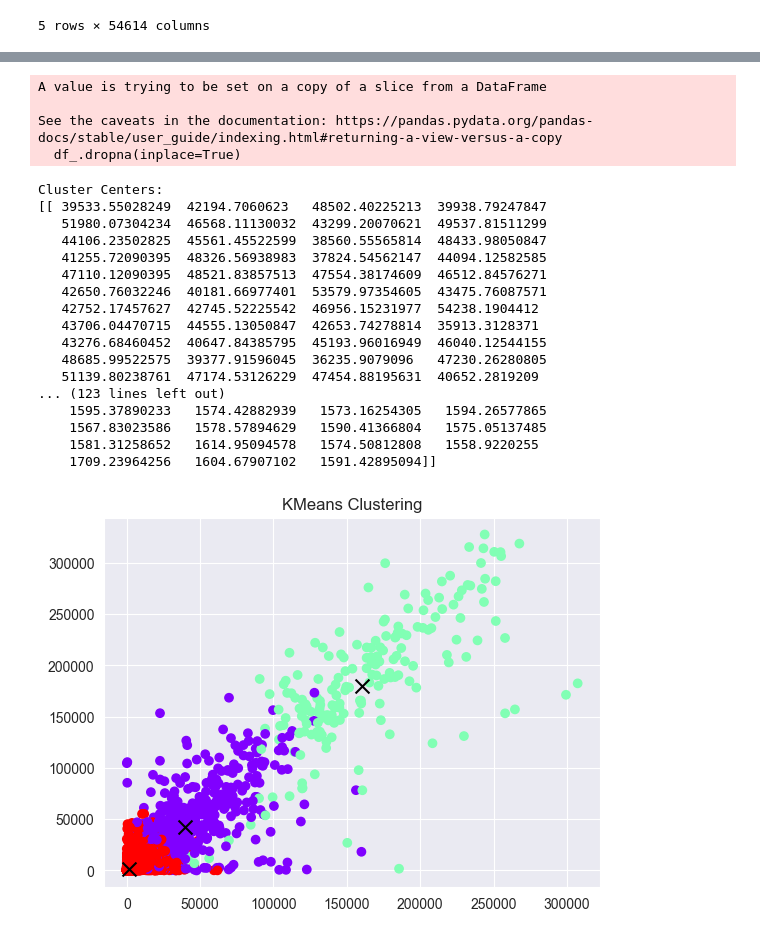
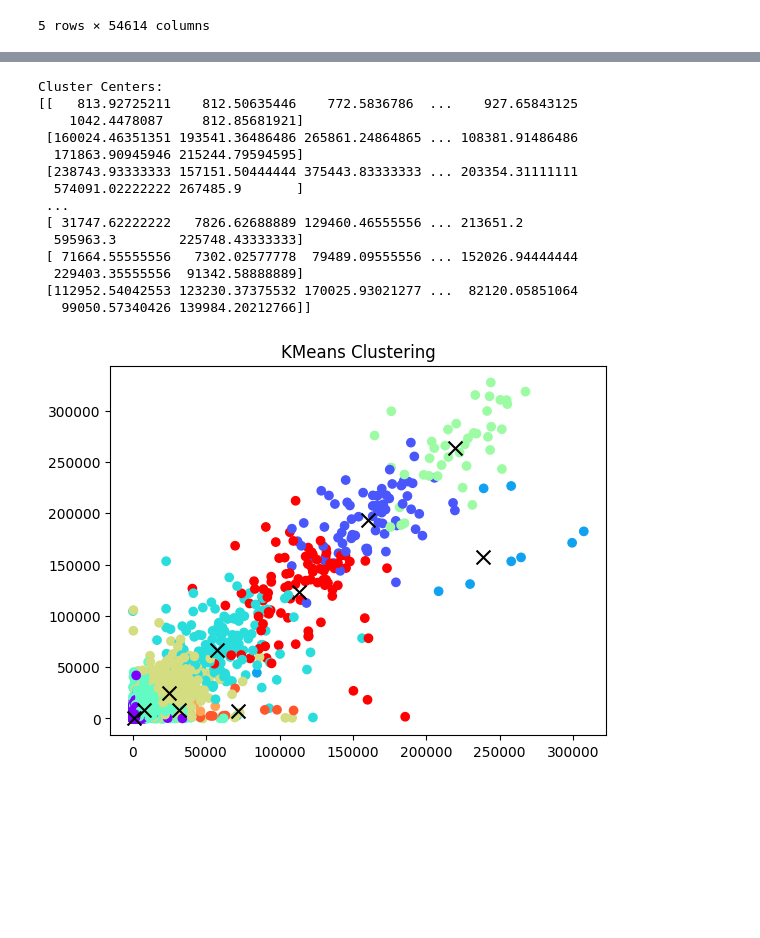
Before and after one commit to MsTao-68/PHM5005, a Jupyter notebook: hhh.ipynb, the cells around one changed output, grey strips where cells are left out. Cells and saved outputs as stored; diff of their text form; code cells hidden in the pictures; blank space fills up the shorter version.

```diff
--- a/hhh.ipynb
+++ b/hhh.ipynb
@@ -41,60 +27,51 @@ df_ = df_[1:]
 # %%
-df_.to_csv("/Users/TracyTao/Desktop/Singapore/NUS/PHM5005/ML/hhhh.csv", index=False)
-df_.dropna(inplace=True)
+# df_.to_csv("/Users/TracyTao/Desktop/Singapore/NUS/PHM5005/ML/PHM5005/gene.csv", index=True)
-# %% [output]
-A value is trying to be set on a copy of a slice from a DataFrame
-
-See the caveats in the documentation: https://pandas.pydata.org/pandas-docs/stable/user_guide/indexing.html#returning-a-view-versus-a-copy
-  df_.dropna(inplace=True)
 # %%
 import pandas as pd
 from sklearn.cluster import KMeans
 import matplotlib.pyplot as plt
 
 # Read the CSV data
-data = pd.read_csv("/Users/TracyTao/Desktop/Singapore/NUS/PHM5005/ML/GSE68833_series_matrix.txt", sep="\t", index_col=0)
+data = pd.read_csv("/Users/TracyTao/Desktop/Singapore/NUS/PHM5005/ML/PHM5005/GSE68833_series_matrix.txt", sep="\t", index_col=0)
 
 data.dropna(inplace=True)
 
 # Initialize KMeans with 3 clusters
-kmeans = KMeans(n_clusters=3, random_state=42)
+kmeans = KMeans(n_clusters=10, random_state=42)
 
 # Fit KMeans to the data
 kmeans.fit(data)
 
 # Get the cluster centers
 cluster_centers = kmeans.cluster_centers_
 
 # Print the cluster centers
 print("Cluster Centers:")
 print(cluster_centers)
 
 # Plot the data points and cluster centers
 plt.scatter(data.iloc[:, 0], data.iloc[:, 1], c=kmeans.labels_, cmap='rainbow')
 plt.scatter(cluster_centers[:, 0], cluster_centers[:, 1], c='black', marker='x', s=100)
 # plt.xlabel(data.columns[0])
 # plt.ylabel(data.columns[1])
 plt.title("KMeans Clustering")
 plt.show()
 # %% [output]
 Cluster Centers:
-[[ 39533.55028249  42194.7060623   48502.40225213  39938.79247847
-   51980.07304234  46568.11130032  43299.20070621  49537.81511299
-   44106.23502825  45561.45522599  38560.55565814  48433.98050847
-   41255.72090395  48326.56938983  37824.54562147  44094.12582585
-   47110.12090395  48521.83857513  47554.38174609  46512.84576271
-   42650.76032246  40181.66977401  53579.97354605  43475.76087571
-   42752.17457627  42745.52225542  46956.15231977  54238.1904412
-   43706.04470715  44555.13050847  42653.74278814  35913.3128371
-   43276.68460452  40647.84385795  45193.96016949  46040.12544155
-   48685.99522575  39377.91596045  36235.9079096   47230.26280805
-   51139.80238761  47174.53126229  47454.88195631  40652.2819209
-... (123 lines left out)
-    1595.37890233   1574.42882939   1573.16254305   1594.26577865
-    1567.83023586   1578.57894629   1590.41366804   1575.05137485
-    1581.31258652   1614.95094578   1574.50812808   1558.9220255
-    1709.23964256   1604.67907102   1591.42895094]]
+[[   813.92725211    812.50635446    772.5836786  ...    927.65843125
+    1042.4478087     812.85681921]
+ [160024.46351351 193541.36486486 265861.24864865 ... 108381.91486486
+  171863.90945946 215244.79594595]
+ [238743.93333333 157151.50444444 375443.83333333 ... 203354.31111111
+  574091.02222222 267485.9       ]
+ ...
+ [ 31747.62222222   7826.62688889 129460.46555556 ... 213651.2
+  595963.3        225748.43333333]
+ [ 71664.55555556   7302.02577778  79489.09555556 ... 152026.94444444
+  229403.35555556  91342.58888889]
+ [112952.54042553 123230.37375532 170025.93021277 ...  82120.05851064
+   99050.57340426 139984.20212766]]
-[figure, old version]
+[figure, new version]
 # %%
 data
 # %% [output]
```
Also changed, not shown: parts of 4 cells of this notebook, 5 other files.
